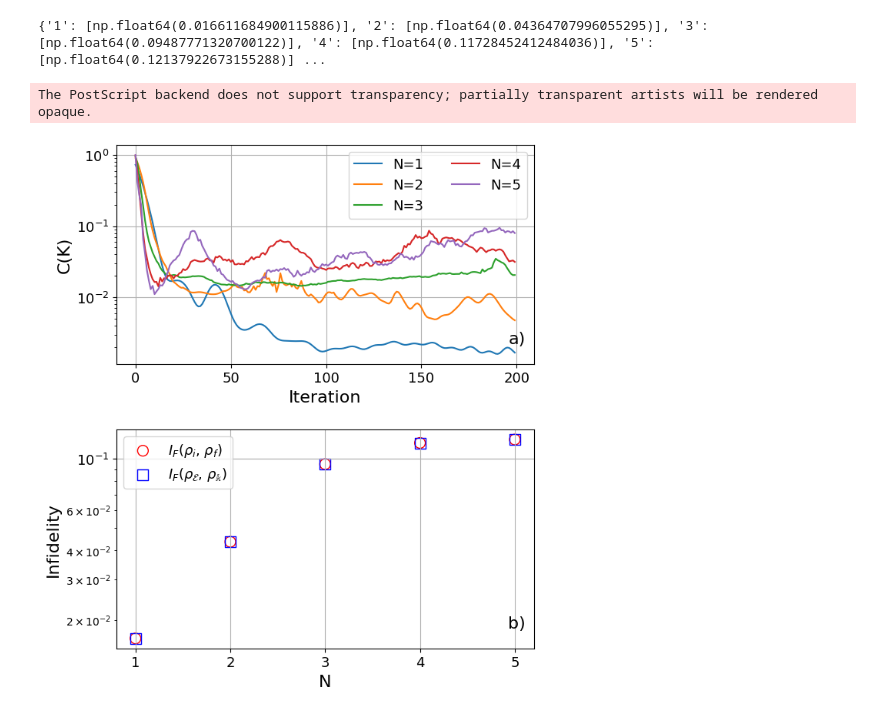
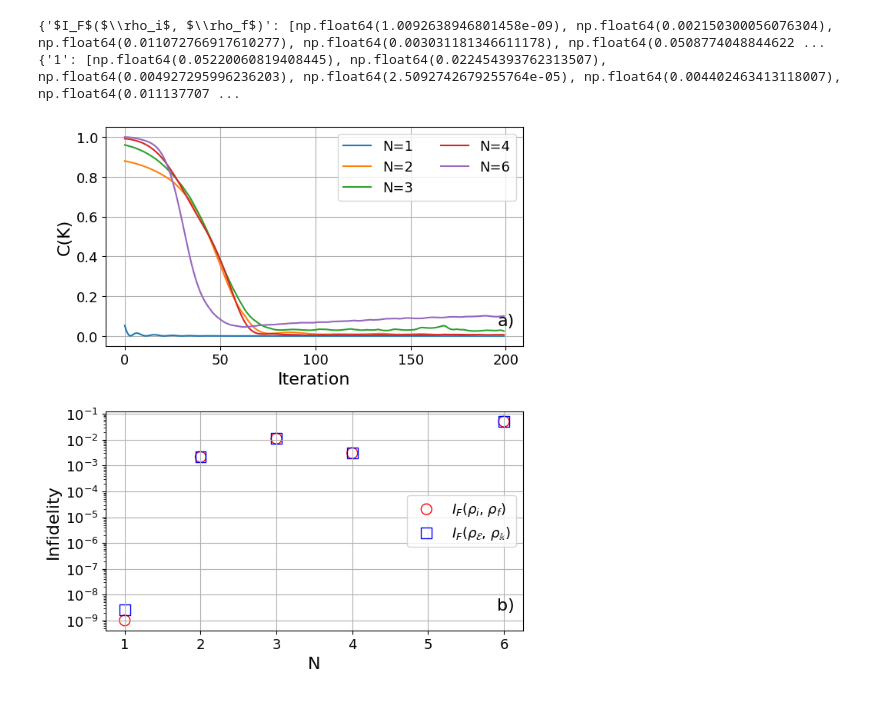
Before and after one commit to vutuanhai237/QuantumTomography, a Jupyter notebook: plot/new_fig/plot_fig2.ipynb, the cells around one changed output. Cells and saved outputs as stored; diff of their text form; code cells hidden in the pictures.

```diff
--- a/plot/new_fig/plot_fig2.ipynb
+++ b/plot/new_fig/plot_fig2.ipynb
@@ -105,7 +105,7 @@ def plot_dict(fidelity_dict, xlabel, ylabel, file_name, max_val, step):
         plt.plot(values, label=f"N={key}")
     plt.xlabel(xlabel, fontsize=16)
     plt.ylabel(ylabel, fontsize=16)
-    plt.yscale('log')  # Set y-axis to logarithmic scale
+    #plt.yscale('log')  # Set y-axis to logarithmic scale
     x_ticks = np.arange(0, max_val, step=step)
     plt.xticks(ticks=x_ticks, fontsize=13)
     plt.yticks(fontsize=13)
@@ -131,39 +131,39 @@ def combined_plot(fidelity_dict, qubits, fidelity_data, xlabel_a, ylabel_a, xlab
     fig, axs = plt.subplots(2, 1, figsize=(7, 8.5))  # Adjust the size of the figure
 
     # Plot for the first subplot (a)
     plt.sca(axs[0])  # Select the first subplot
     plot_dict(fidelity_dict, xlabel_a, ylabel_a, file_name, max_val, step)
     plt.text(0.98, 0.15, 'a)', transform=axs[0].transAxes, fontsize=16, verticalalignment='top', horizontalalignment='right')
 
     # Plot for the second subplot (b)
     plt.sca(axs[1])  # Select the second subplot
     plot_fidelity(qubits, fidelity_data, xlabel_b, ylabel_b, file_name)
     plt.text(0.98, 0.15, 'b)', transform=axs[1].transAxes, fontsize=16, verticalalignment='top', horizontalalignment='right')
 
     plt.subplots_adjust(hspace=0.3)
 
     # Save the combined plot as both PNG and EPS
-    plt.savefig('../../docs/new_fig/'+file_name+'.png', format='png', bbox_inches='tight')
-    plt.savefig('../../docs/new_fig/'+file_name+'.eps', format='eps', bbox_inches='tight')
+    #plt.savefig('../../docs/new_fig/'+file_name+'.png', format='png', bbox_inches='tight')
+    #plt.savefig('../../docs/new_fig/'+file_name+'.eps', format='eps', bbox_inches='tight')
 
     # Display the plot
     plt.show()
 
 #plt.rc('font', family='serif')
 
-folder_path = '../../results/experiment_new/haar_random'
+folder_path = '../../results/experiment_new/haar_random_temp'
 
 #Get final fidelity dict
 dict = retrieve_dict(folder_path, 'mean_fidelity_rho_rho3.txt', True)
-print(dict)
 dict2 = retrieve_dict(folder_path, 'mean_fidelity_rho2_rho2.txt', True)
-qubits = [1, 2, 3, 4, 5]
+qubits = [1, 2, 3, 4, 6]
 merged = merge_dicts([dict, dict2], ["$I_F$($\\rho_i$, $\\rho_f$)", "$I_F$($\\rho_\\mathcal{E}$, $\\rho_\\mathbb{k}$)"])
+print(merged)
 #Get final cost dict
 dict = retrieve_dict(folder_path, 'cost_dict.txt')
-
+print(dict)
 combined_plot(dict, qubits, merged, "Iteration", "C(K)", "N", "Infidelity", "cost_kraus", 250, 50)
 # %% [output]
-{'1': [np.float64(0.016611684900115886)], '2': [np.float64(0.04364707996055295)], '3': [np.float64(0.09487771320700122)], '4': [np.float64(0.11728452412484036)], '5': [np.float64(0.12137922673155288)] ...
+{'$I_F$($\\rho_i$, $\\rho_f$)': [np.float64(1.0092638946801458e-09), np.float64(0.002150300056076304), np.float64(0.011072766917610277), np.float64(0.003031181346611178), np.float64(0.0508774048844622 ...
+{'1': [np.float64(0.05220060819408445), np.float64(0.022454393762313507), np.float64(0.004927295996236203), np.float64(2.5092742679255764e-05), np.float64(0.004402463413118007), np.float64(0.011137707 ...
-The PostScript backend does not support transparency; partially transparent artists will be rendered opaque.
-[figure, old version]
+[figure, new version]
```
Also changed, not shown: parts of 1 cell of this notebook, 1 other file.
